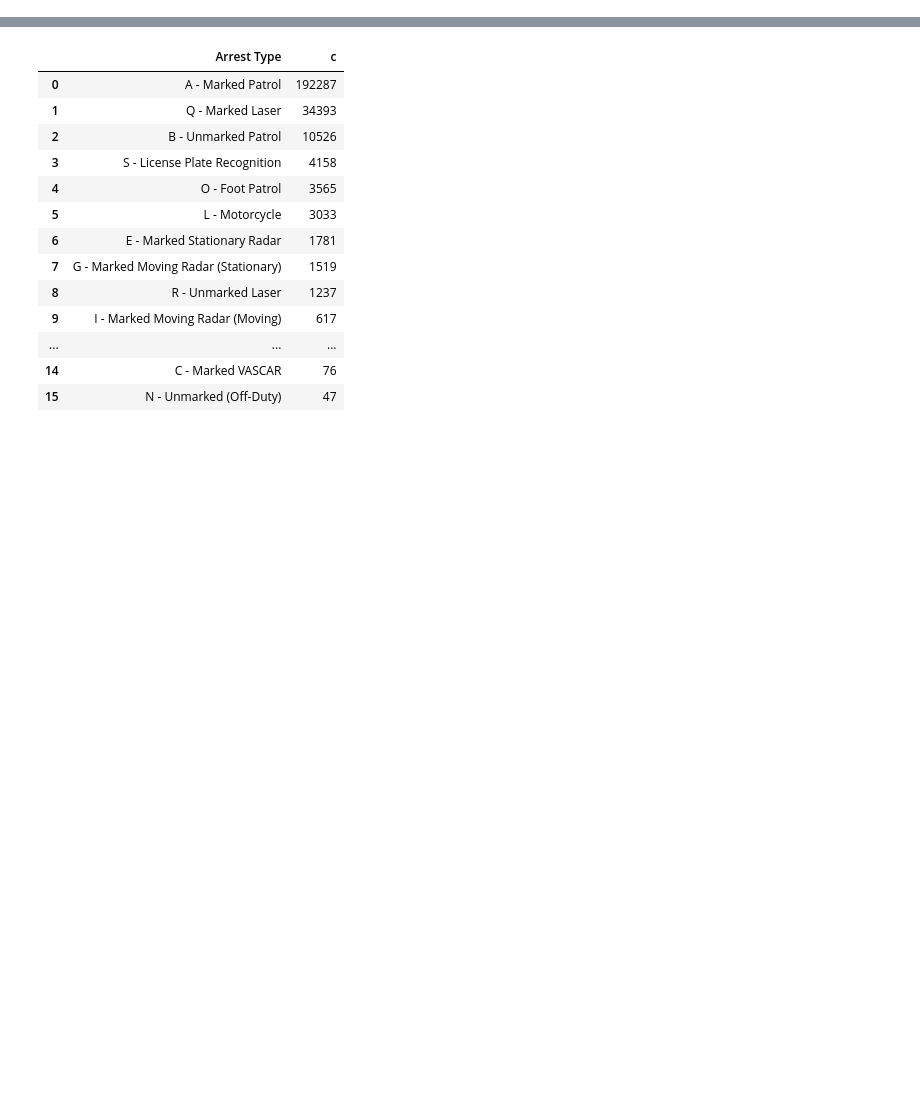
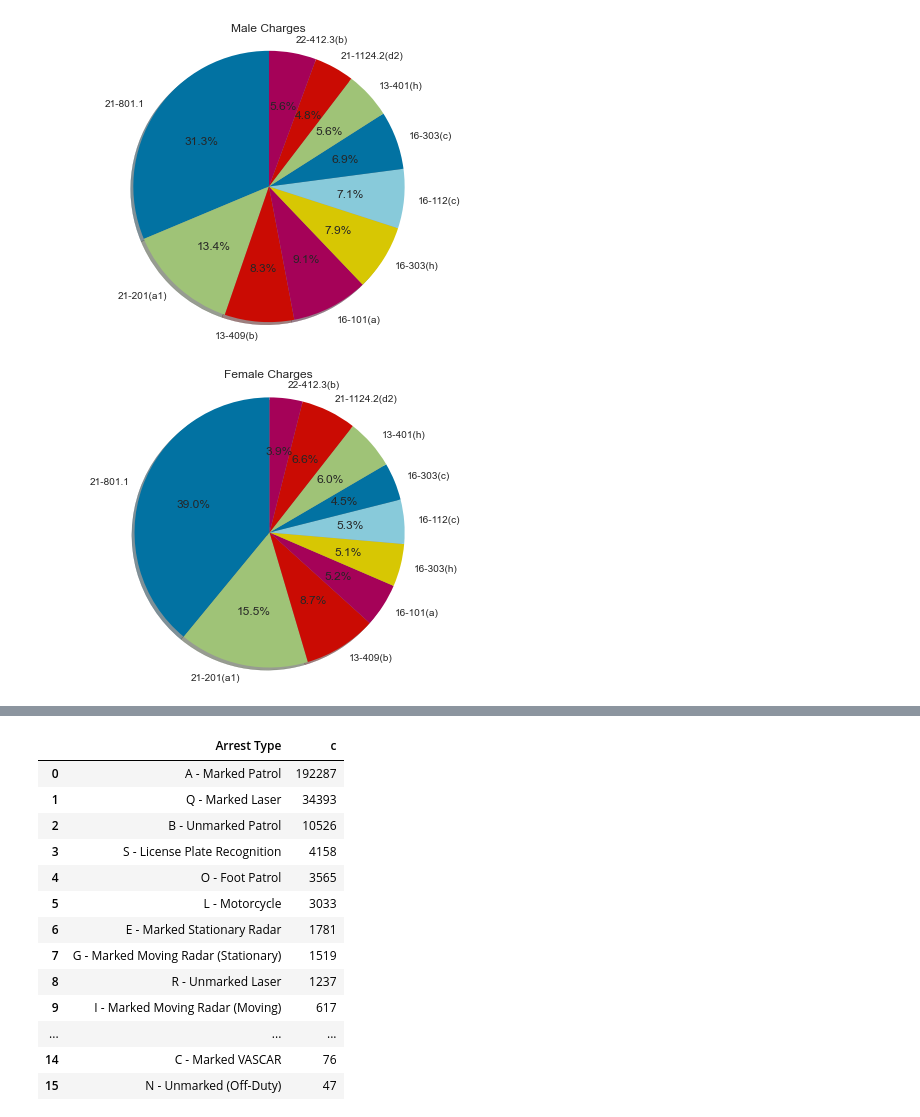
Before and after one commit to matlockhart/cs5830_final, a Jupyter notebook: data_processing.ipynb, the cells around one changed output, grey strips where cells are left out. Drawn from its saved outputs; the diff is of its cells as text; code cells hidden in the pictures; blank space fills up the shorter version.

```diff
--- a/data_processing.ipynb
+++ b/data_processing.ipynb
@@ -7,3 +7,6 @@ import matplotlib.pyplot
 from matplotlib import pyplot as plt
 # %%
 data = pd.read_csv("Traffic_Violations_2.csv")
+# %%
+data = data.dropna()
+data.shape
@@ -9,0 +15,5 @@ data = pd.read_csv("Traffic_Violations_2.csv")
+# %%
+charge = data.value_counts(['Charge']).reset_index(name='count')
+top_10_charges = charge.head(10)
+for i in top_10_charges.Charge:
+    print(i)
@@ -9,0 +31,38 @@ data = pd.read_csv("Traffic_Violations_2.csv")
+# %%
+gender_charge = data[['Charge', 'Gender', 'Description']]
+gender = data.value_counts(['Gender']).reset_index(name='count')
+total_male = gender[gender['Gender'] == 'M'].count
+
+male_charge = {}
+female_charge = {}
+
+for charge in top_10_charges.Charge:
+    c = gender_charge[gender_charge['Charge'] == charge]
+    male = c[c['Gender']=='M']
+    female = c[c['Gender']=='F']
+    male_charge[charge] = male.shape[0]
+    female_charge[charge] = female.shape[0]
+
+# fig,ax = plt.figure(figsize =(10, 7))
+# plt.pie(male_charge.values(), labels = male_charge.keys())
+
+fig1, ax1 = plt.subplots()
+ax1.pie(male_charge.values(), labels=male_charge.keys(), autopct='%1.1f%%',
+        shadow=True, startangle=90)
+ax1.axis('equal')  # Equal aspect ratio ensures that pie is drawn as a circle.
+plt.title("Male Charges")
+# show plot
+plt.show()
+
+fig1, ax1 = plt.subplots()
+ax1.pie(female_charge.values(), labels=female_charge.keys(), autopct='%1.1f%%',
+        shadow=True, startangle=90)
+ax1.axis('equal')
+plt.title("Female Charges")
+# Equal aspect ratio ensures that pie is drawn as a circle.
+plt.show()
+# plt.pie(female_charge.values(), labels = female_charge.keys())
+# plt.show()
+# %% [output]
+[figure, added]
+[figure, added]
```
Also changed, not shown: parts of 6 cells of this notebook, 3 other files.
